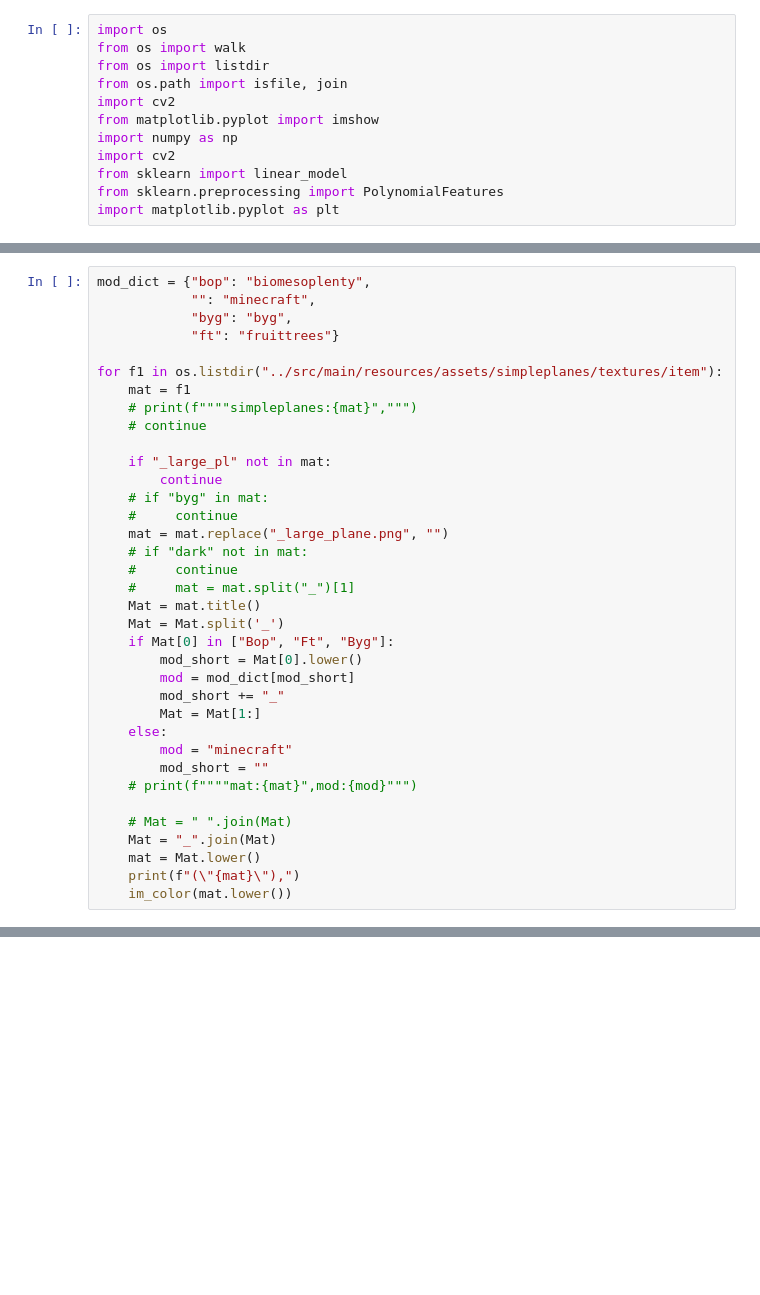
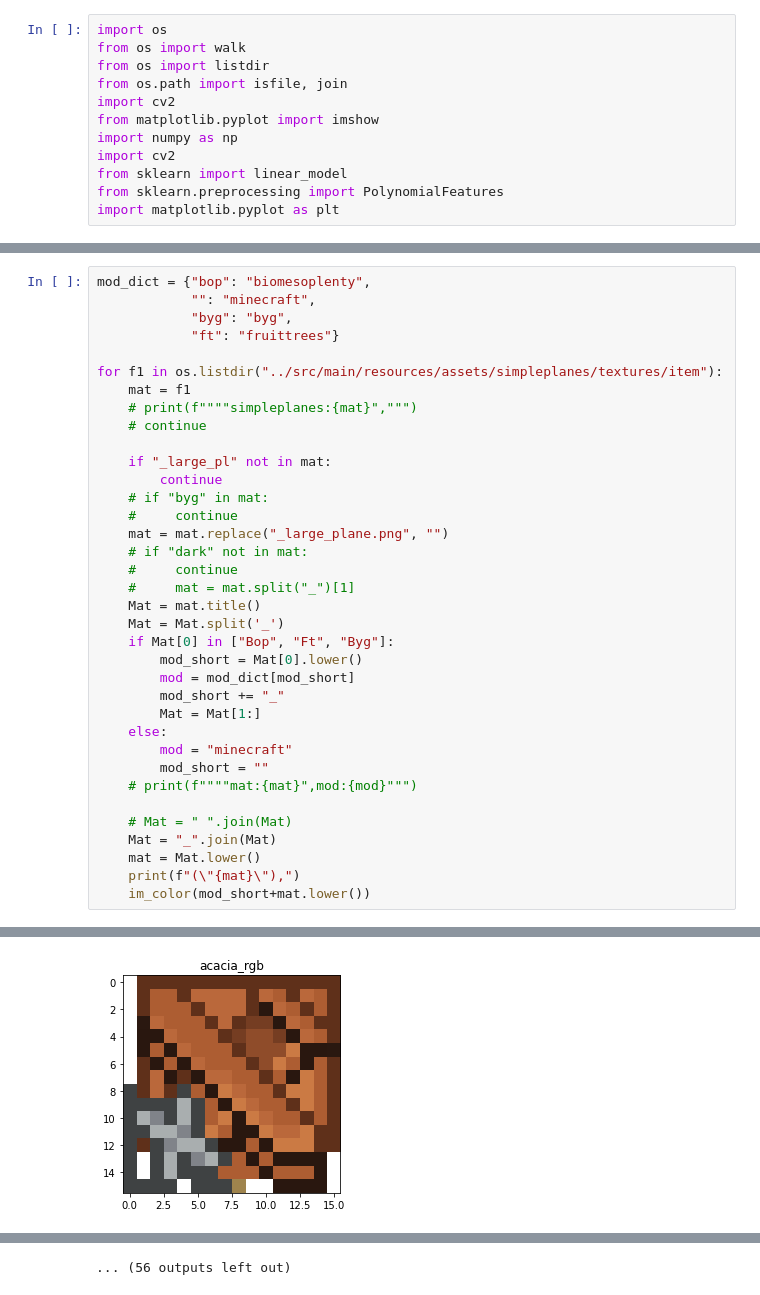
Before and after one commit to przemykomo/simple-planes, a Jupyter notebook: scripts/generate_meterial.ipynb, the cells around one changed output, grey strips where cells are left out. Cells and saved outputs as stored; diff of their text form; blank space fills up the shorter version.

```diff
--- a/scripts/generate_meterial.ipynb
+++ b/scripts/generate_meterial.ipynb
@@ -195,4 +195,5 @@ for f1 in os.listdir("../src/main/resources/assets/simpleplanes/textures/item"):
     Mat = "_".join(Mat)
     mat = Mat.lower()
     print(f"(\"{mat}\"),")
-    im_color(mat.lower())
+    im_color(mod_short+mat.lower())
+# %% [output]
@@ -198,0 +217 @@ for f1 in os.listdir("../src/main/resources/assets/simpleplanes/textures/item"):
+[figure, added]
@@ -198,0 +228 @@ for f1 in os.listdir("../src/main/resources/assets/simpleplanes/textures/item"):
+... (56 outputs left out)
```
Also changed, not shown: parts of 3 cells of this notebook, 43 other files.
